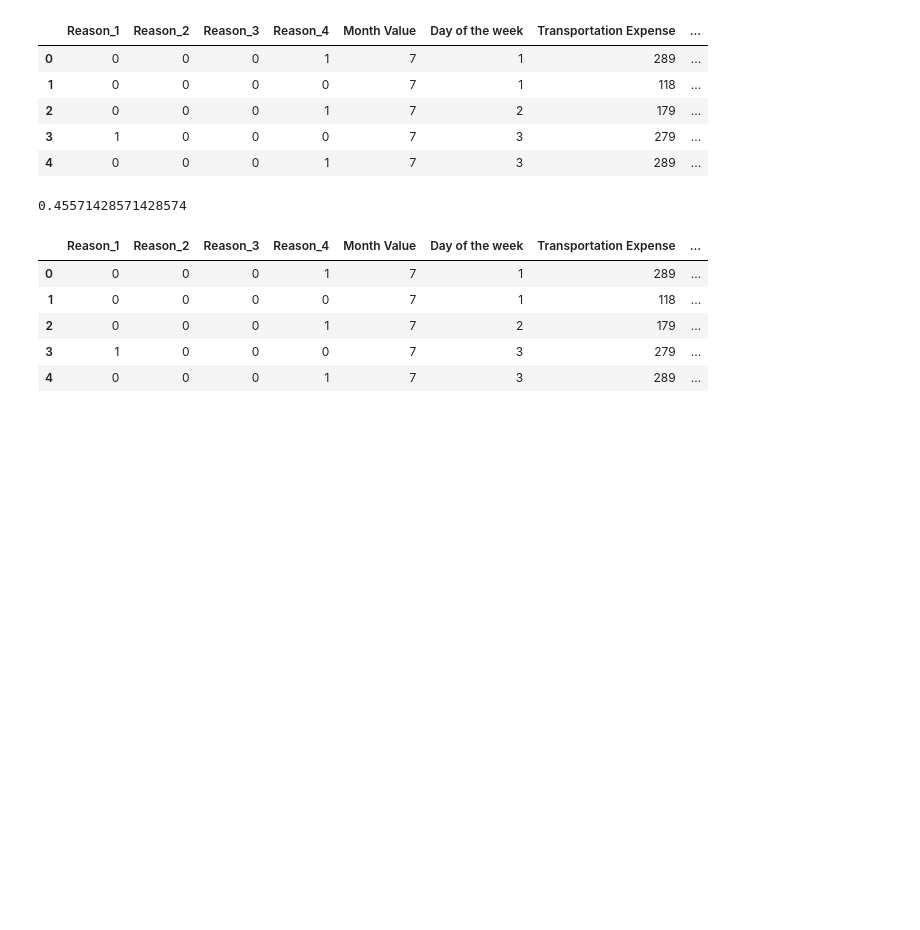
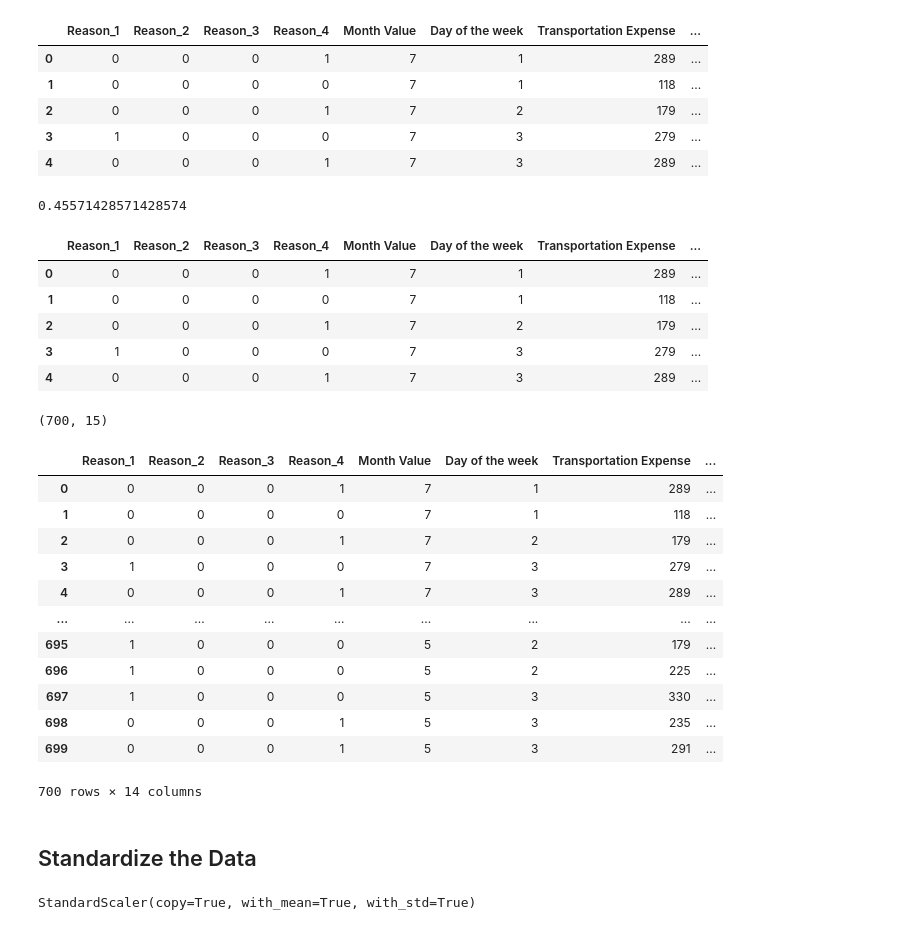
Before and after one commit to Kassaum/Absenteeism-Case-Study, a Jupyter notebook: Absenteeism_ML.ipynb, the cells around one changed output. Saved outputs shown, nothing was run; the diff lists cells and outputs as text; code cells hidden in the pictures; blank space fills up the shorter version.

```diff
--- a/Absenteeism_ML.ipynb
+++ b/Absenteeism_ML.ipynb
@@ -98,3 +102,23 @@ data_with_targets.head()
 | 2 | 0 | 0 | 0 | 1 | 7 | 2 | 179 | ... |
 | 3 | 1 | 0 | 0 | 0 | 7 | 3 | 279 | ... |
 | 4 | 0 | 0 | 0 | 1 | 7 | 3 | 289 | ... |
+# %%
+data_with_targets.shape
+# %% [output]
+(700, 15)
+# %%
+data_with_targets.iloc[:,:-1]
+# %% [output]
+|  | Reason_1 | Reason_2 | Reason_3 | Reason_4 | Month Value | Day of the week | Transportation Expense | ... |
+| 0 | 0 | 0 | 0 | 1 | 7 | 1 | 289 | ... |
+| 1 | 0 | 0 | 0 | 0 | 7 | 1 | 118 | ... |
+| 2 | 0 | 0 | 0 | 1 | 7 | 2 | 179 | ... |
+| 3 | 1 | 0 | 0 | 0 | 7 | 3 | 279 | ... |
+| 4 | 0 | 0 | 0 | 1 | 7 | 3 | 289 | ... |
+| ... | ... | ... | ... | ... | ... | ... | ... | ... |
+| 695 | 1 | 0 | 0 | 0 | 5 | 2 | 179 | ... |
+| 696 | 1 | 0 | 0 | 0 | 5 | 2 | 225 | ... |
+| 697 | 1 | 0 | 0 | 0 | 5 | 3 | 330 | ... |
+| 698 | 0 | 0 | 0 | 1 | 5 | 3 | 235 | ... |
+| 699 | 0 | 0 | 0 | 1 | 5 | 3 | 291 | ... |
+700 rows × 14 columns
@@ -100,0 +127,2 @@ data_with_targets.head()
+# %% [markdown]
+## Standardize the Data
@@ -100,0 +132,4 @@ data_with_targets.head()
+# %%
+absenteeism_scaler.fit(unscaled_inputs)
+# %% [output]
+StandardScaler(copy=True, with_mean=True, with_std=True)
```
Also changed, not shown: parts of 25 cells of this notebook.
